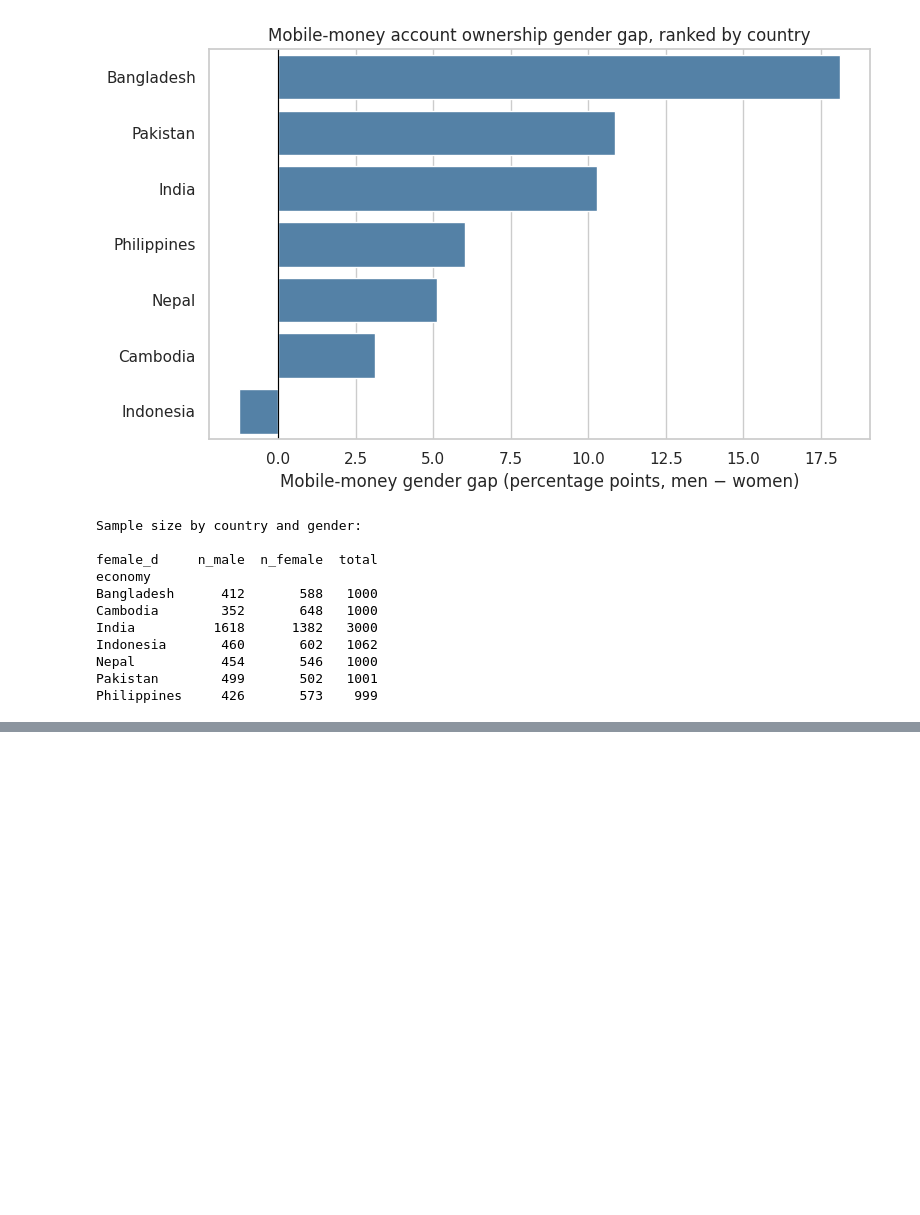
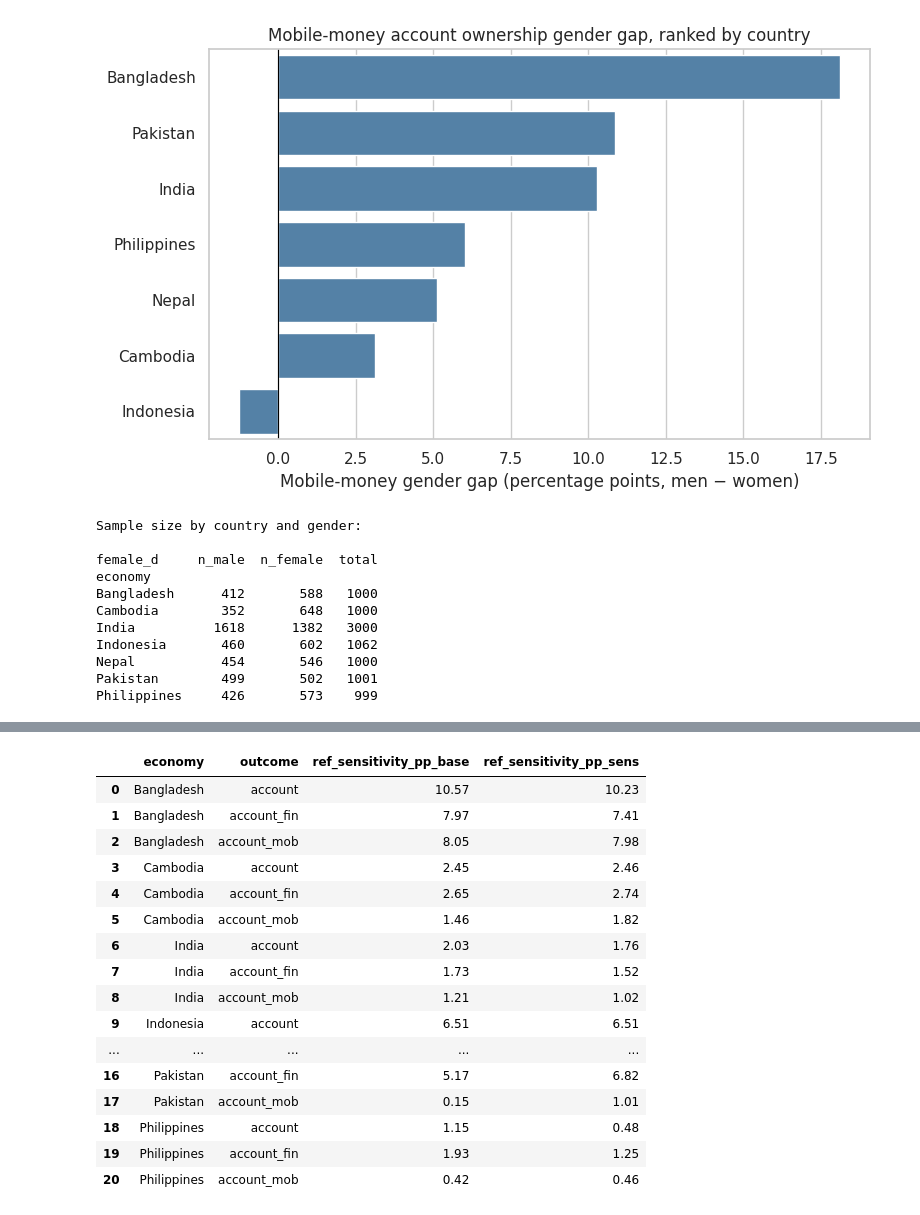
Before and after one commit to Saimon0007/Financial-Inclusion-across-South-and-Southeast-Asia-after-COVID-19, a Jupyter notebook: Thesis.ipynb, the cells around one changed output, grey strips where cells are left out. Cells and saved outputs as stored; diff of their text form; code cells hidden in the pictures; blank space fills up the shorter version.

```diff
--- a/Thesis.ipynb
+++ b/Thesis.ipynb
@@ -376,0 +2130,76 @@ Philippines     426       573    999
+# %%
+import pandas as pd
+import numpy as np
+import statsmodels.api as sm
+import warnings
+
+# -----------------------------------------------------------------------------
+# 1. SETUP SENSITIVITY DECOMPOSITION (Excluding educ_tertiary)
+# -----------------------------------------------------------------------------
+print("Running Fairlie Decomposition Sensitivity Analysis (EXCLUDING tertiary education)...")
+
+# Prepare predictors without tertiary education
+base_controls_sens = ["age", "age2", "educ_secondary", "emp_in_d", "inc_q_2", "inc_q_3", "inc_q_4", "inc_q_5"]
+sens_results = []
+
+for country in countries:
+    # Determine rural_d inclusion based on same 50% rule
+    sub = df[df["economy"] == country].copy()
+    rural_available = sub["rural_d"].notna().mean() > 0.5
+    predictors_sens = base_controls_sens + (["rural_d"] if rural_available else [])
+
+    for outcome in outcomes:
+        needed = [outcome, "wgt", "female_d"] + predictors_sens
+        country_df = sub.dropna(subset=needed).copy()
+
+        male_df = country_df[country_df["female_d"] == 0]
+        female_df = country_df[country_df["female_d"] == 1]
+
+        try:
+            # Fit models
+            fit_m, _, Xm, wm = fit_group_probit(male_df, outcome, predictors_sens)
+            fit_f, _, Xf, wf = fit_group_probit(female_df, outcome, predictors_sens)
+
+            # Decompose
+            point = fairlie_decompose(fit_m, Xm, wm, fit_f, Xf, wf, predictors_sens)
+
+            sens_results.append({
+                "economy": country,
+                "outcome": outcome,
+                "total_gap_pp_sens": point["total_gap"] * 100,
+                "explained_pp_sens": point["exp_midpoint"] * 100,
+                "unexplained_pp_sens": point["unexp_midpoint"] * 100,
+                "explained_pp_male_ref_sens": point["exp_male_ref"] * 100,
+                "explained_pp_female_ref_sens": point["exp_female_ref"] * 100,
+                "ref_sensitivity_pp_sens": abs(point["exp_male_ref"] - point["exp_female_ref"]) * 100
+            })
+        except Exception as e:
+            print(f"  Failed for {country} - {outcome}: {e}")
+
+sens_df = pd.DataFrame(sens_results)
+
+# Merge with original baseline Fairlie results for comparison
+try:
+    baseline_df = pd.read_csv("/content/fairlie_decomposition_results.csv")
+    # Rename baseline columns to have _base suffix explicitly before merge to prevent name conflicts
+    baseline_rename = baseline_df[["economy", "outcome", "total_gap_pp", "explained_pp", "unexplained_pp", "explained_pp_male_ref", "explained_pp_female_ref", "ref_sensitivity_pp"]].copy()
+    baseline_rename.columns = ["economy", "outcome", "total_gap_pp_base", "explained_pp_base", "unexplained_pp_base", "explained_pp_male_ref_base", "explained_pp_female_ref_base", "ref_sensitivity_pp_base"]
+
+    comparison = sens_df.merge(
+        baseline_rename,
+        on=["economy", "outcome"]
+    )
+
+    print("=== Bangladesh Results: Baseline vs. No-Tertiary Sensitivity ===")
+    bgd_compare = comparison[comparison["economy"] == "Bangladesh"]
+    display(bgd_compare[["outcome", "total_gap_pp_base", "explained_pp_base", "explained_pp_sens", "ref_sensitivity_pp_base", "ref_sensitivity_pp_sens"]].round(2))
+
+    print("\n=== Overall Change in Reference Group Sensitivity (All Countries) ===")
+    display(comparison[["economy", "outcome", "ref_sensitivity_pp_base", "ref_sensitivity_pp_sens"]].round(2))
+
+    comparison.to_csv("/content/fairlie_sensitivity_comparison.csv", index=False)
+    print("\nSaved sensitivity comparison to /content/fairlie_sensitivity_comparison.csv")
+except FileNotFoundError:
+    print("Baseline fairlie results not found. Displaying sensitivity results only:")
+    display(sens_df.round(2))
+# %% [output]
@@ -376,0 +2213,17 @@ Philippines     426       573    999
+|  | economy | outcome | ref_sensitivity_pp_base | ref_sensitivity_pp_sens |
+| 0 | Bangladesh | account | 10.57 | 10.23 |
+| 1 | Bangladesh | account_fin | 7.97 | 7.41 |
+| 2 | Bangladesh | account_mob | 8.05 | 7.98 |
+| 3 | Cambodia | account | 2.45 | 2.46 |
+| 4 | Cambodia | account_fin | 2.65 | 2.74 |
+| 5 | Cambodia | account_mob | 1.46 | 1.82 |
+| 6 | India | account | 2.03 | 1.76 |
+| 7 | India | account_fin | 1.73 | 1.52 |
+| 8 | India | account_mob | 1.21 | 1.02 |
+| 9 | Indonesia | account | 6.51 | 6.51 |
+| ... | ... | ... | ... | ... |
+| 16 | Pakistan | account_fin | 5.17 | 6.82 |
+| 17 | Pakistan | account_mob | 0.15 | 1.01 |
+| 18 | Philippines | account | 1.15 | 0.48 |
+| 19 | Philippines | account_fin | 1.93 | 1.25 |
+| 20 | Philippines | account_mob | 0.42 | 0.46 |
```
Also changed, not shown: parts of 10 cells of this notebook.
